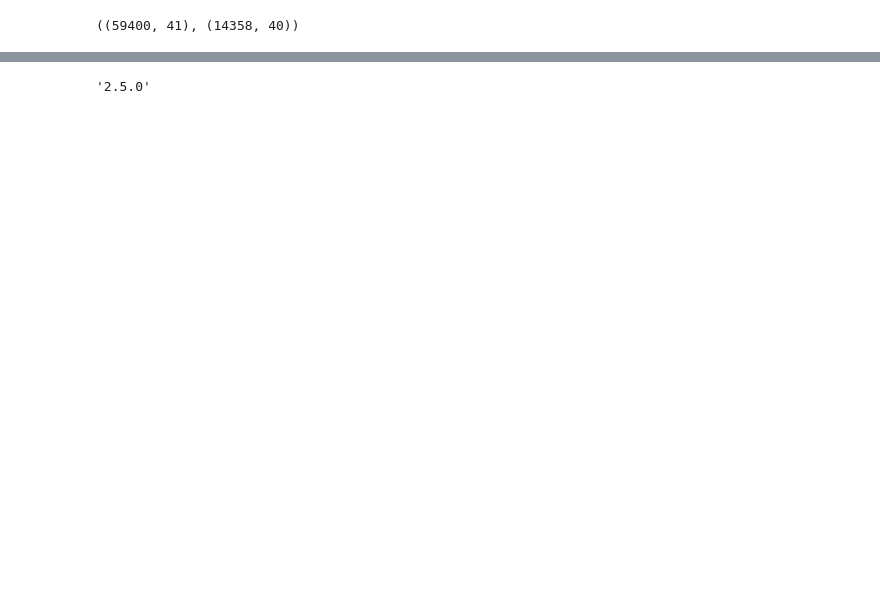
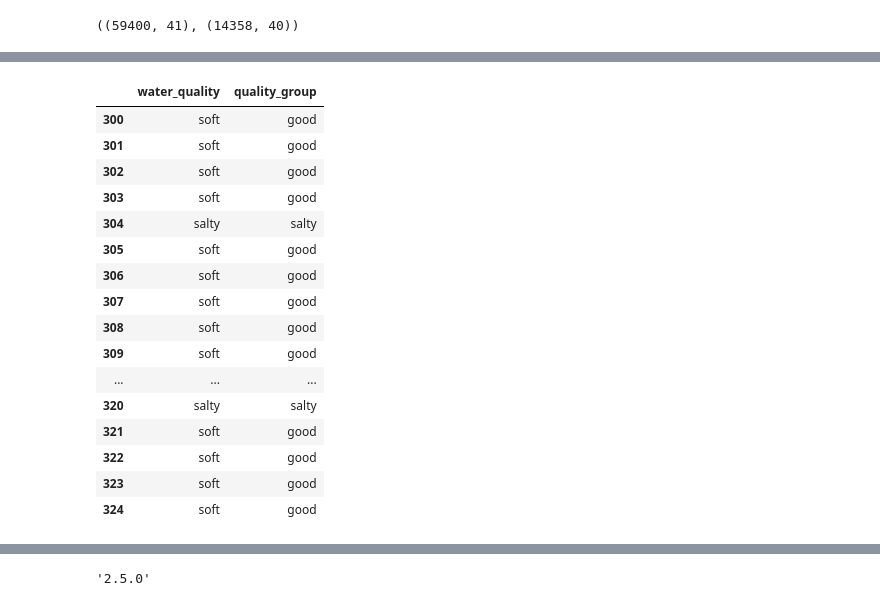
Before and after one commit to ErikSeguinte/DS-Unit-2-Kaggle-Challenge, a Jupyter notebook: module1-decision-trees/LS_DS_221_assignment.ipynb, the cells around one changed output, grey strips where cells are left out. Saved outputs shown, nothing was run; the diff lists cells and outputs as text; code cells hidden in the pictures; blank space fills up the shorter version.

```diff
--- a/module1-decision-trees/LS_DS_221_assignment.ipynb
+++ b/module1-decision-trees/LS_DS_221_assignment.ipynb
@@ -101,0 +139,20 @@ train.shape, test.shape
+# %%
+train[['water_quality', 'quality_group']][300:325]
+# %% [output]
+|  | water_quality | quality_group |
+| 300 | soft | good |
+| 301 | soft | good |
+| 302 | soft | good |
+| 303 | soft | good |
+| 304 | salty | salty |
+| 305 | soft | good |
+| 306 | soft | good |
+| 307 | soft | good |
+| 308 | soft | good |
+| 309 | soft | good |
+| ... | ... | ... |
+| 320 | salty | salty |
+| 321 | soft | good |
+| 322 | soft | good |
+| 323 | soft | good |
+| 324 | soft | good |
```
Also changed, not shown: parts of 28 cells of this notebook.
